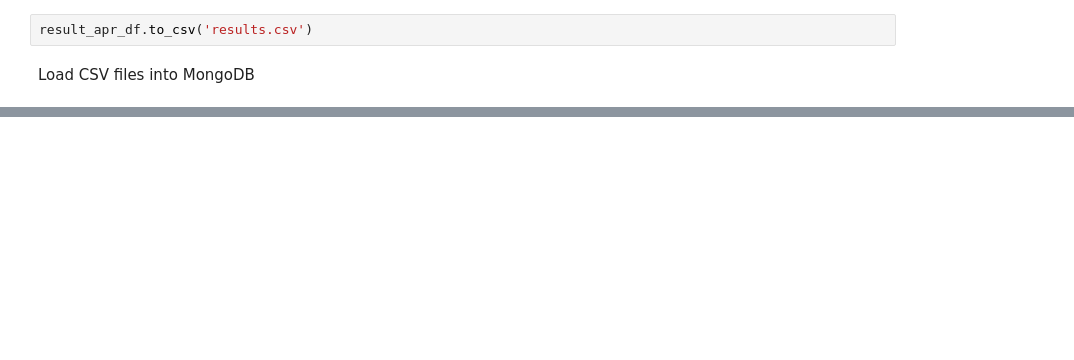
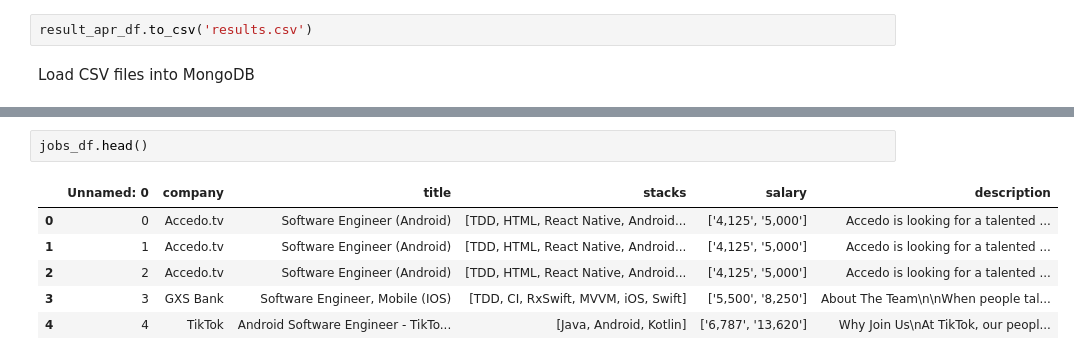
Before and after one commit to keithyyyyyy/IS459_Proj, a Jupyter notebook: analysis.ipynb, the cells around one changed output, grey strips where cells are left out. Drawn from its saved outputs; the diff is of its cells as text; blank space fills up the shorter version.

```diff
--- a/analysis.ipynb
+++ b/analysis.ipynb
@@ -128,0 +152,9 @@ print(f"{len(result.inserted_ids)} rows inserted into MongoDB.")
+# %%
+jobs_df.head()
+# %% [output]
+|  | Unnamed: 0 | company | title | stacks | salary | description |
+| 0 | 0 | Accedo.tv | Software Engineer (Android) | [TDD, HTML, React Native, Android... | ['4,125', '5,000'] | Accedo is looking for a talented ... |
+| 1 | 1 | Accedo.tv | Software Engineer (Android) | [TDD, HTML, React Native, Android... | ['4,125', '5,000'] | Accedo is looking for a talented ... |
+| 2 | 2 | Accedo.tv | Software Engineer (Android) | [TDD, HTML, React Native, Android... | ['4,125', '5,000'] | Accedo is looking for a talented ... |
+| 3 | 3 | GXS Bank | Software Engineer, Mobile (IOS) | [TDD, CI, RxSwift, MVVM, iOS, Swift] | ['5,500', '8,250'] | About The Team\n\nWhen people tal... |
+| 4 | 4 | TikTok | Android Software Engineer - TikTo... | [Java, Android, Kotlin] | ['6,787', '13,620'] | Why Join Us\nAt TikTok, our peopl... |
```
Also changed, not shown: parts of 5 cells of this notebook.
